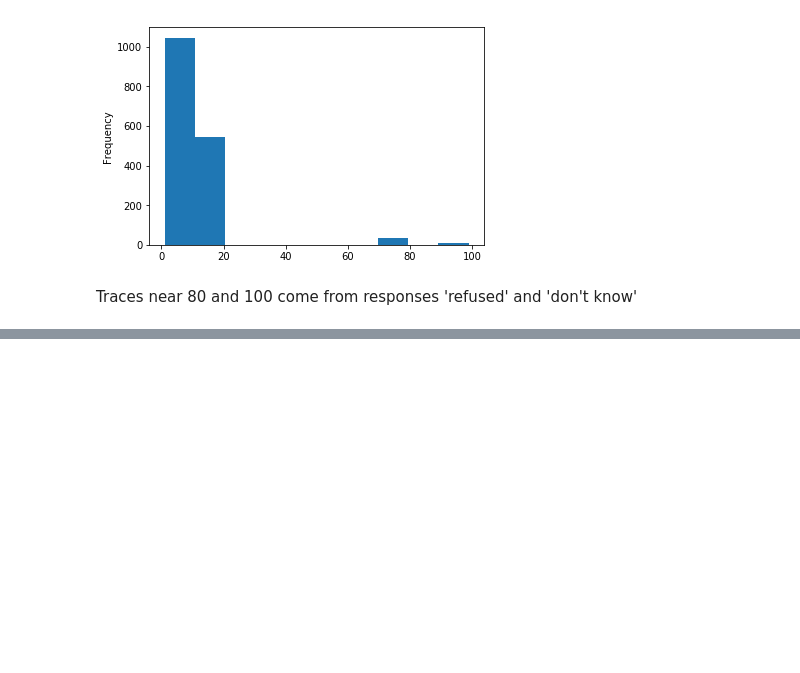
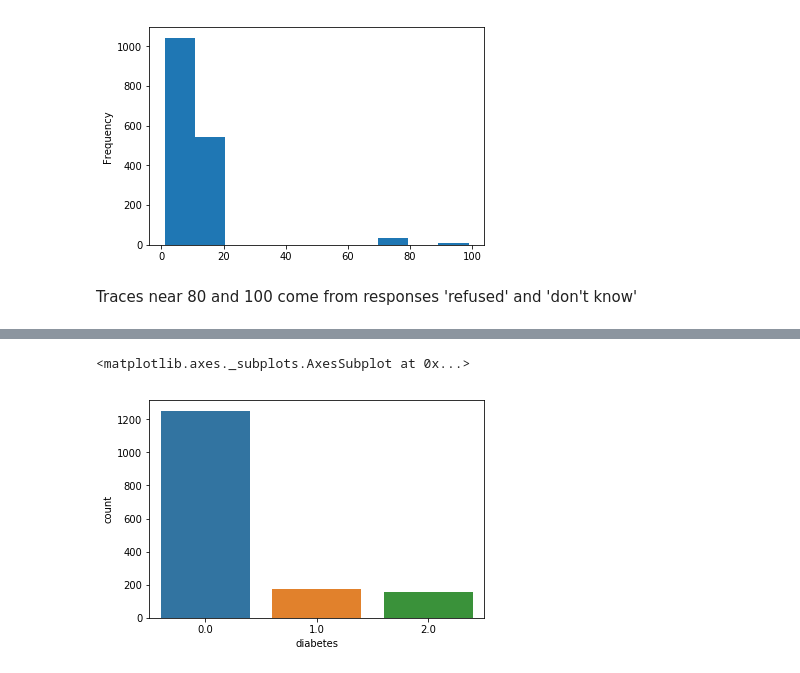
Before and after one commit to ElviraMingazova/PRML_Project, a Jupyter notebook: Diabetes_pred.ipynb, the cells around one changed output, grey strips where cells are left out. Saved outputs shown, nothing was run; the diff lists cells and outputs as text; code cells hidden in the pictures; blank space fills up the shorter version.

```diff
--- a/Diabetes_pred.ipynb
+++ b/Diabetes_pred.ipynb
@@ -367,0 +438,3 @@ Range of values from 0 to 1200
+# %%
+diabetes_feat.drop(diabetes_feat.index[(diabetes_feat['little_energy'] >= 7) & (diabetes_feat['little_energy'] <= 9)], inplace=True)
+diabetes_feat.shape
@@ -367,0 +443,3 @@ Range of values from 0 to 1200
+# %%
+diabetes_feat.drop(diabetes_feat.index[(diabetes_feat['self_estim_weight'] >= 7) & (diabetes_feat['self_estim_weight'] <= 9)], inplace=True)
+diabetes_feat.shape
@@ -367,0 +458,7 @@ Range of values from 0 to 1200
+# %%
+diabetes_feat.loc[diabetes_feat['fam_income'] == 12, 'fam_income'] = 5
+diabetes_feat.loc[diabetes_feat['fam_income'] == 13, 'fam_income'] = 4
+# %%
+# now categories 14 and 15 can take the values 12 and 13
+diabetes_feat.loc[diabetes_feat['fam_income'] == 14, 'fam_income'] = 12
+diabetes_feat.loc[diabetes_feat['fam_income'] == 15, 'fam_income'] = 13
@@ -367,0 +485,5 @@ Range of values from 0 to 1200
+# %%
+sns.countplot(diabetes_feat['diabetes'],label="Count")
+# %% [output]
+<matplotlib.axes._subplots.AxesSubplot at 0x...>
+[figure, added]
```
Also changed, not shown: parts of 52 cells of this notebook.
